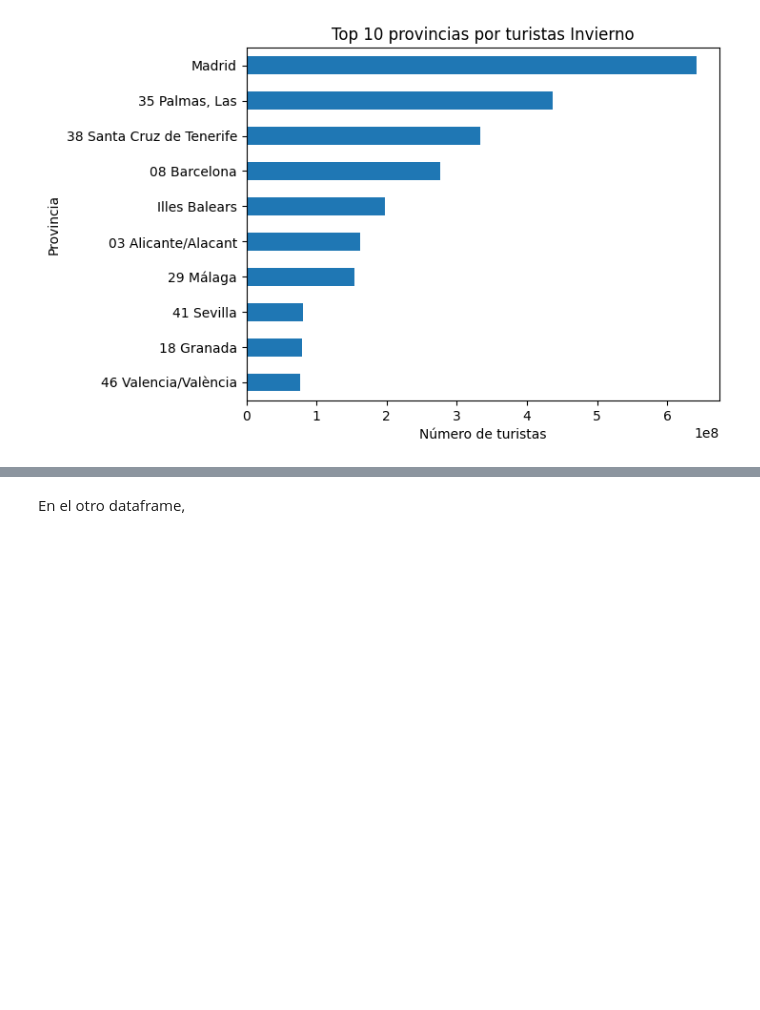
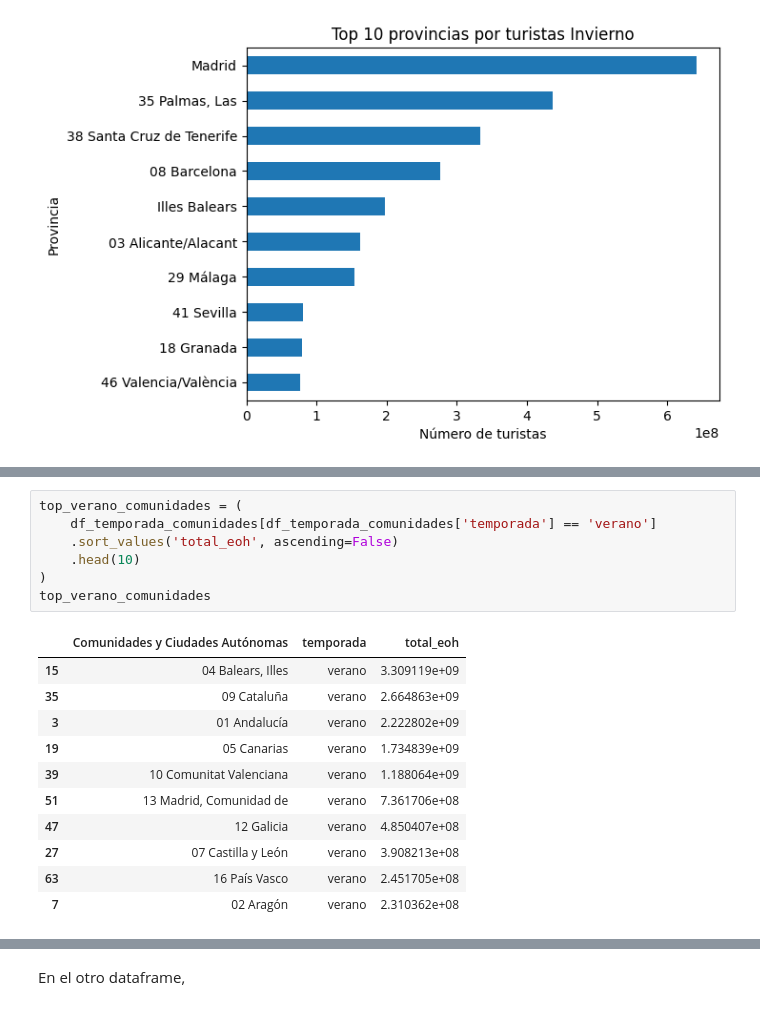
Before and after one commit to MirnaGarridoR/TrabajoML, a Jupyter notebook: ML - TURISMO/EDA-TURISMO.ipynb, the cells around one changed output, grey strips where cells are left out. Cells and saved outputs as stored; diff of their text form; blank space fills up the shorter version.

```diff
--- a/ML - TURISMO/EDA-TURISMO.ipynb
+++ b/ML - TURISMO/EDA-TURISMO.ipynb
@@ -737,0 +779,19 @@ plt.show()
+# %%
+top_verano_comunidades = (
+    df_temporada_comunidades[df_temporada_comunidades['temporada'] == 'verano']
+    .sort_values('total_eoh', ascending=False)
+    .head(10)
+)
+top_verano_comunidades
+# %% [output]
+|  | Comunidades y Ciudades Autónomas | temporada | total_eoh |
+| 15 | 04 Balears, Illes | verano | 3.309119e+09 |
+| 35 | 09 Cataluña | verano | 2.664863e+09 |
+| 3 | 01 Andalucía | verano | 2.222802e+09 |
+| 19 | 05 Canarias | verano | 1.734839e+09 |
+| 39 | 10 Comunitat Valenciana | verano | 1.188064e+09 |
+| 51 | 13 Madrid, Comunidad de | verano | 7.361706e+08 |
+| 47 | 12 Galicia | verano | 4.850407e+08 |
+| 27 | 07 Castilla y León | verano | 3.908213e+08 |
+| 63 | 16 País Vasco | verano | 2.451705e+08 |
+| 7 | 02 Aragón | verano | 2.310362e+08 |
```
Also changed, not shown: parts of 9 cells of this notebook.
